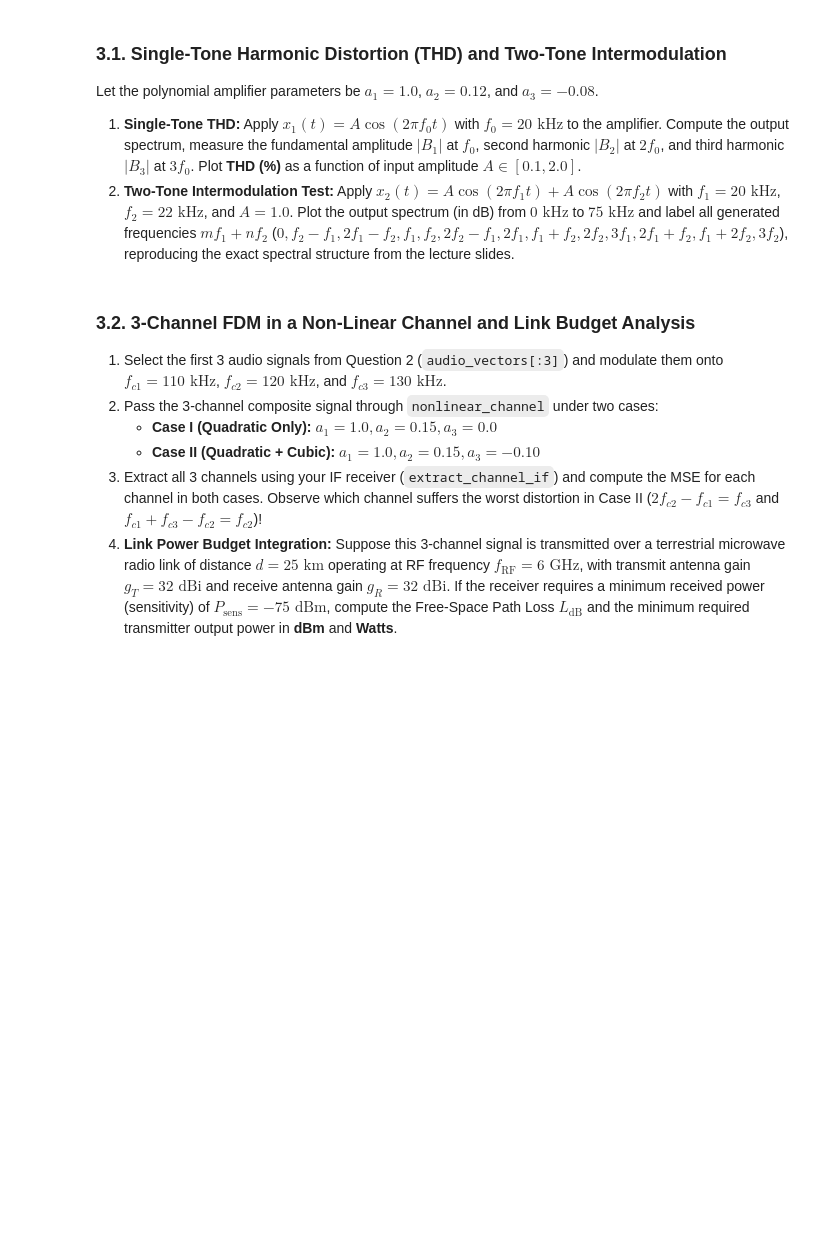
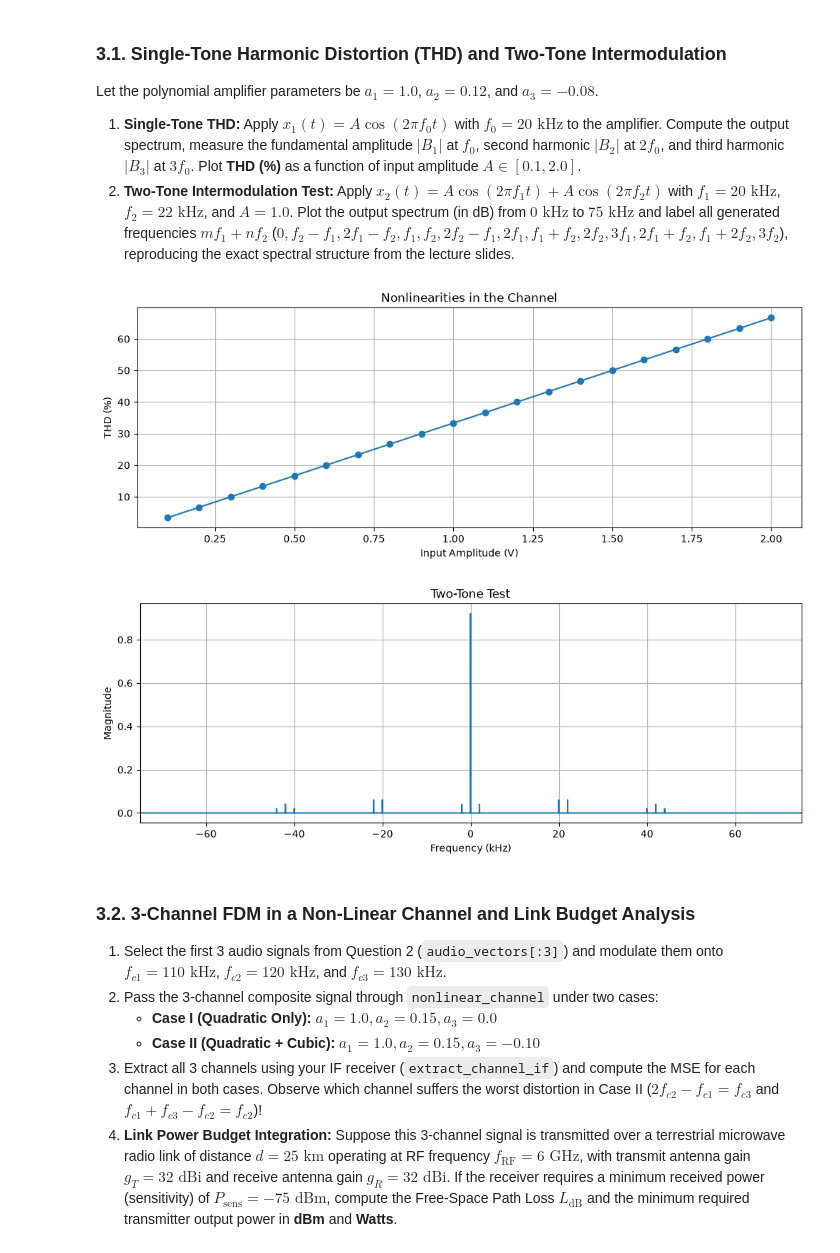
Before and after one commit to AriaFateh/CommunicationSystems-PHW1, a Jupyter notebook: CHW_1.ipynb, the cells around one changed output. Cells and saved outputs as stored; diff of their text form; code cells hidden in the pictures; blank space fills up the shorter version.

```diff
--- a/CHW_1.ipynb
+++ b/CHW_1.ipynb
@@ -546,22 +545,58 @@ Let the polynomial amplifier parameters be $a_1 = 1.0$, $a_2 = 0.12$, and $a_3 =
 # %%
 a1, a2, a3 = 1.0, 0.12, -0.08
 
 def nonlinear_channel(x, a1=1.0, a2=0.12, a3=-0.08):
     """Applies polynomial non-linearity y(t) = a1*x + a2*x^2 + a3*x^3."""
     # TODO
-    return ...
+    return np.polyval([a3, a2, a1], x)
 
 def calculate_thd(y, fs, f0):
     """
     Computes 2nd-order HD, 3rd-order HD, and Total Harmonic Distortion (THD)
     from the FFT magnitude peaks at f0, 2*f0, and 3*f0.
     """
     # TODO: Extract spectral magnitudes B1, B2, B3 and compute THD
-    thd = ...
+    N = len(y)
+    freqs = fftshift(fftfreq(N, d=1/fs))
+    B1 = np.abs(fftshift(fft(y)))[np.argmin(np.abs(freqs - f0))]
+    B2 = np.abs(fftshift(fft(y)))[np.argmin(np.abs(freqs - 2*f0))]
+    B3 = np.abs(fftshift(fft(y)))[np.argmin(np.abs(freqs - 3*f0))]
+    thd = np.sqrt(B2**2 + B3**2) / B1 * 100
     return thd
 
 # TODO: 1. Sweep input amplitude A from 0.1 to 2.0 and plot THD (%) vs. A
+A = np.linspace(0.1, 2.0, 20)
+thd_values = []
+for amp in A:
+    test_signal = amp * np.sin(2 * np.pi * 20000 * t)  # 20 kHz test tone
+    output_signal = nonlinear_channel(test_signal, a1, a2, a3)
+    thd = calculate_thd(output_signal, fs_simulation, 20000)
+    thd_values.append(thd)
+
+plt.figure()
+plt.plot(A, thd_values, 'o-')
+plt.xlabel('Input Amplitude (V)')
+plt.ylabel('THD (%)')
+plt.title('Nonlinearities in the Channel')
+plt.show()
+
 # TODO: 2. Run Two-Tone test (f1 = 20 kHz, f2 = 22 kHz) and plot the dB spectrum showing all mf1 + nf2 components
+x_2 = np.sin(2 * np.pi * 20000 * t) + np.sin(2 * np.pi * 22000 * t)
+y_2 = nonlinear_channel(x_2, a1, a2, a3)
+
+N = len(y_2)
+freqs = fftshift(fftfreq(N, d=1 / fs_simulation))
+y_2_spectrum = np.abs(fftshift(fft(y_2))) / N
+plt.figure()
+plt.plot(freqs / 1000, y_2_spectrum)
+plt.xlabel("Frequency (kHz)")
+plt.ylabel("Magnitude")
+plt.title("Two-Tone Test")
+plt.xlim([-75, 75])
+plt.show()
+# %% [output]
+[figure, added]
+[figure, added]
 # %% [markdown]
 ### 3.2. 3-Channel FDM in a Non-Linear Channel and Link Budget Analysis
 1. Select the first 3 audio signals from Question 2 (`audio_vectors[:3]`) and modulate them onto $f_{c1} = 110\text{ kHz}$, $f_{c2} = 120\text{ kHz}$, and $f_{c3} = 130\text{ kHz}$.
```
Also changed, not shown: parts of 4 cells of this notebook, 18 other files.
